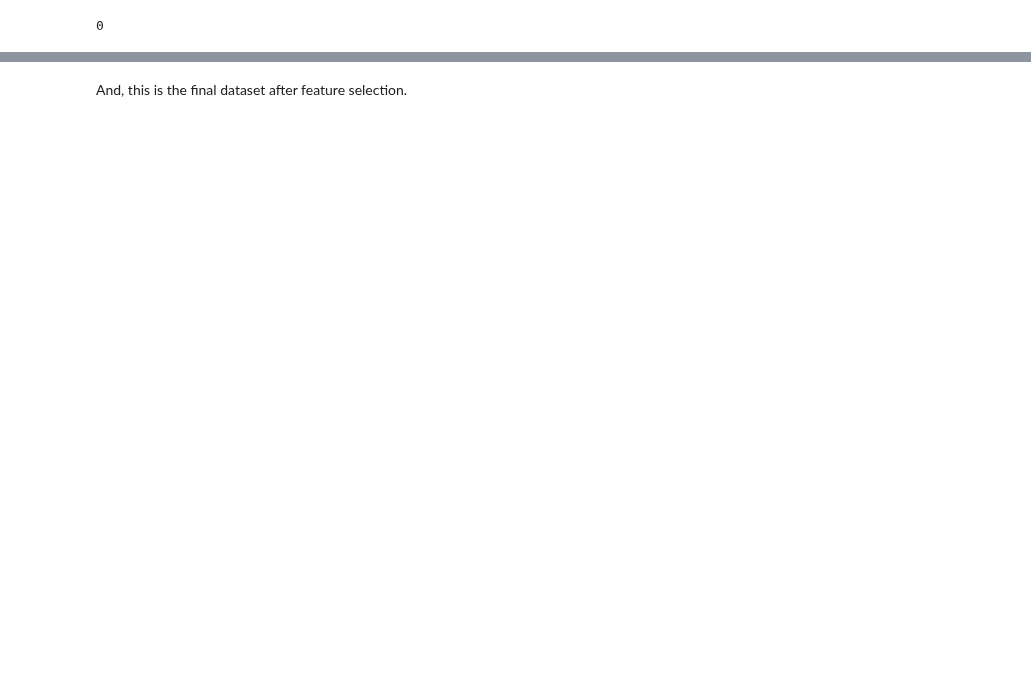
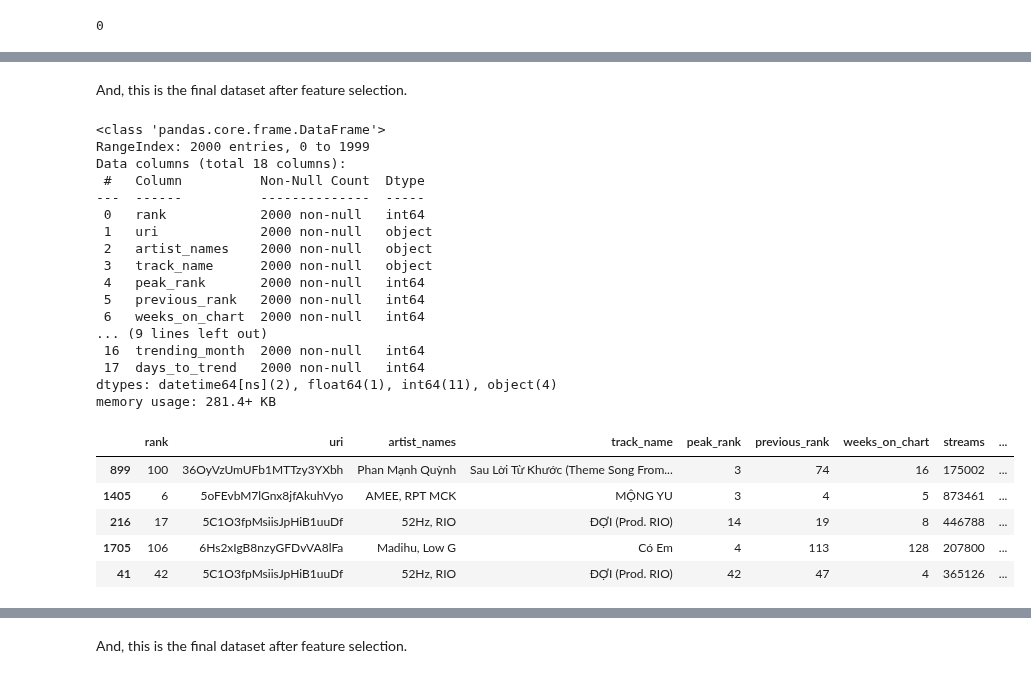
Before and after one commit to pililover/DataScience-Jobs-Market, a Jupyter notebook: SOURCECODE/Data_modeling.ipynb, the cells around one changed output, grey strips where cells are left out. Cells and saved outputs as stored; diff of their text form; code cells hidden in the pictures; blank space fills up the shorter version.

```diff
--- a/SOURCECODE/Data_modeling.ipynb
+++ b/SOURCECODE/Data_modeling.ipynb
@@ -144,7 +157,7 @@ We found that there are some missing values in `trending_date`. So we will fill
 # %%
 for index, row in df.iterrows():
-    if pd.isna(row['trending_date']):
-        trending_date = '2024' + '/' + str(row['month']) + '/' + '01'
+    if pd.isna(row['trending_date']) or row['rank_history'] == '[]':
+        trending_date = f"2024-{row['month']:02d}-01"
         df.at[index, 'trending_date'] = trending_date
 
 df['trending_date'].isna().sum()
@@ -169,3 +182,32 @@ df['days_to_trend'] = (df['trending_date'] - df['release_date']).dt.days
 
 # Rename `month` column to `current_month`
 df = df.rename(columns={'month': 'current_month'})
+# %% [markdown]
+And, this is the final dataset after feature selection.
+# %%
+df.info()
+display(df.sample(5))
+# %% [output]
+<class 'pandas.core.frame.DataFrame'>
+RangeIndex: 2000 entries, 0 to 1999
+Data columns (total 18 columns):
+ #   Column          Non-Null Count  Dtype
+---  ------          --------------  -----
+ 0   rank            2000 non-null   int64
+ 1   uri             2000 non-null   object
+ 2   artist_names    2000 non-null   object
+ 3   track_name      2000 non-null   object
+ 4   peak_rank       2000 non-null   int64
+ 5   previous_rank   2000 non-null   int64
+ 6   weeks_on_chart  2000 non-null   int64
+... (9 lines left out)
+ 16  trending_month  2000 non-null   int64
+ 17  days_to_trend   2000 non-null   int64
+dtypes: datetime64[ns](2), float64(1), int64(11), object(4)
+memory usage: 281.4+ KB
+|  | rank | uri | artist_names | track_name | peak_rank | previous_rank | weeks_on_chart | streams | ... |
+| 899 | 100 | 36OyVzUmUFb1MTTzy3YXbh | Phan Mạnh Quỳnh | Sau Lời Từ Khước (Theme Song From... | 3 | 74 | 16 | 175002 | ... |
+| 1405 | 6 | 5oFEvbM7lGnx8jfAkuhVyo | AMEE, RPT MCK | MỘNG YU | 3 | 4 | 5 | 873461 | ... |
+| 216 | 17 | 5C1O3fpMsiisJpHiB1uuDf | 52Hz, RIO | ĐỢI (Prod. RIO) | 14 | 19 | 8 | 446788 | ... |
+| 1705 | 106 | 6Hs2xIgB8nzyGFDvVA8lFa | Madihu, Low G | Có Em | 4 | 113 | 128 | 207800 | ... |
+| 41 | 42 | 5C1O3fpMsiisJpHiB1uuDf | 52Hz, RIO | ĐỢI (Prod. RIO) | 42 | 47 | 4 | 365126 | ... |
```
Also changed, not shown: parts of 45 cells of this notebook.
